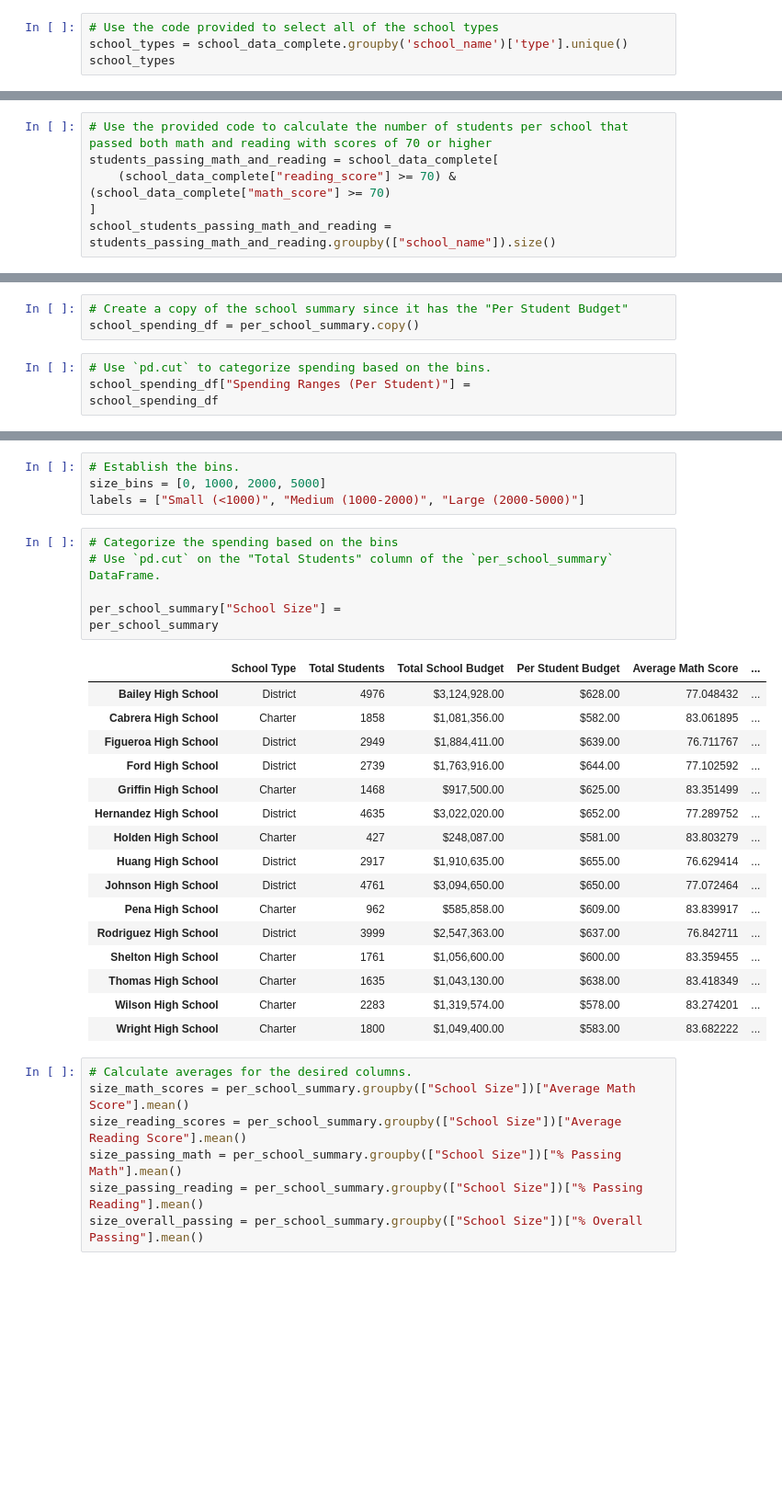
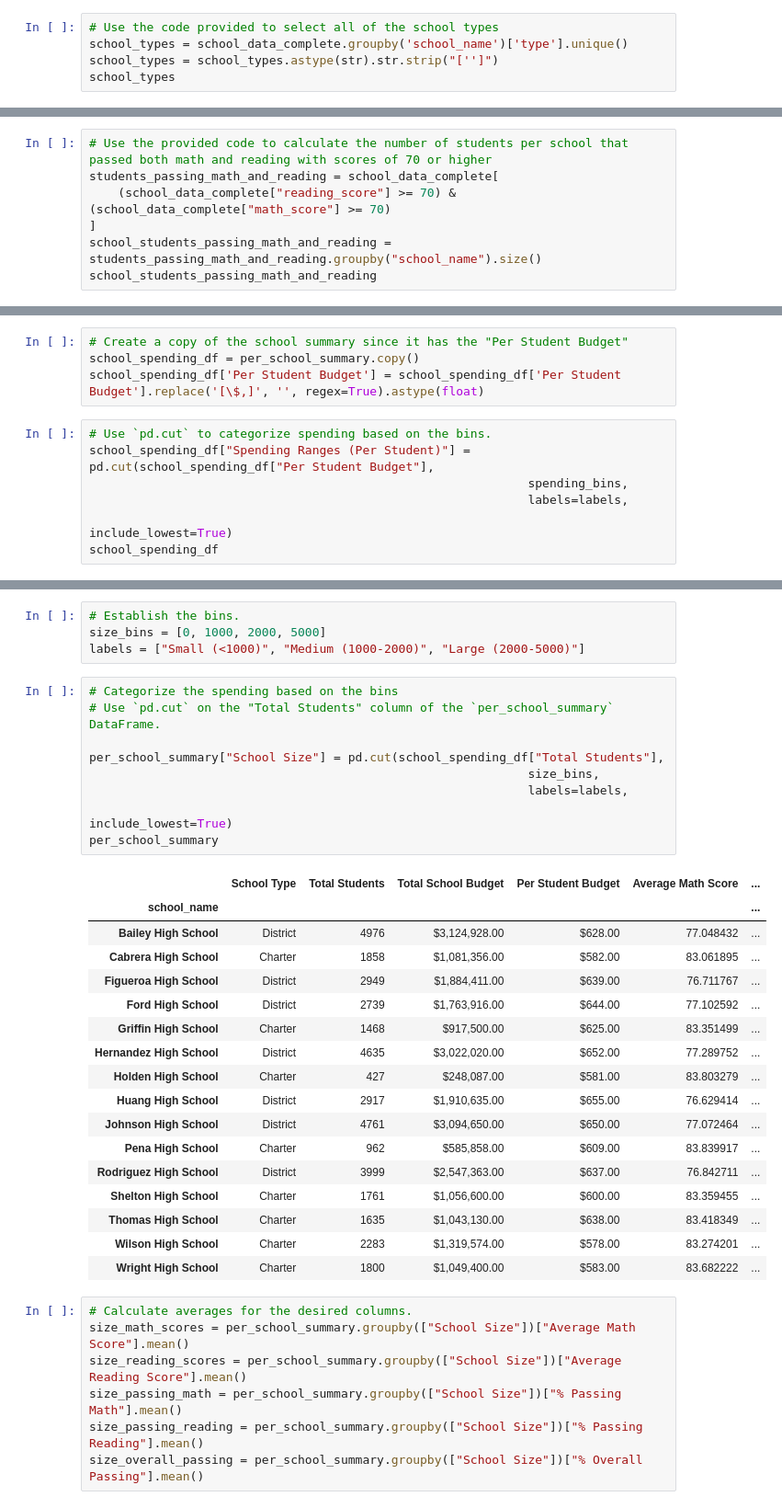
Before and after one commit to ejtagaca/pandas-challenge, a Jupyter notebook: Starter_Code/PyCitySchools/PyCitySchools_starter.ipynb, the cells around one changed output, grey strips where cells are left out. Shown: that part at 92% size. Saved outputs shown, nothing was run; the diff lists cells and outputs as text; blank space fills up the shorter version.

```diff
--- a/Starter_Code/PyCitySchools/PyCitySchools_starter.ipynb
+++ b/Starter_Code/PyCitySchools/PyCitySchools_starter.ipynb
@@ -125,6 +125,7 @@ school_data_complete
 # %%
 # Use the code provided to select all of the school types
 school_types = school_data_complete.groupby('school_name')['type'].unique()
+school_types = school_types.astype(str).str.strip("['']")
 school_types
 # %% [output]
 school_name
@@ -245,4 +246,5 @@ dtype: int64
 students_passing_math_and_reading = school_data_complete[
     (school_data_complete["reading_score"] >= 70) & (school_data_complete["math_score"] >= 70)
 ]
-school_students_passing_math_and_reading = students_passing_math_and_reading.groupby(["school_name"]).size()
+school_students_passing_math_and_reading = students_passing_math_and_reading.groupby("school_name").size()
+school_students_passing_math_and_reading
@@ -377,9 +438,13 @@ labels = ["<$585", "$585-630", "$630-645", "$645-680"]
 # %%
 # Create a copy of the school summary since it has the "Per Student Budget"
 school_spending_df = per_school_summary.copy()
+school_spending_df['Per Student Budget'] = school_spending_df['Per Student Budget'].replace('[\$,]', '', regex=True).astype(float)
 # %%
 # Use `pd.cut` to categorize spending based on the bins.
-school_spending_df["Spending Ranges (Per Student)"] =
+school_spending_df["Spending Ranges (Per Student)"] = pd.cut(school_spending_df["Per Student Budget"],
+                                                             spending_bins,
+                                                             labels=labels,
+                                                             include_lowest=True)
 school_spending_df
 # %% [output]
 |  | School Type | Total Students | Total School Budget | Per Student Budget | Average Math Score | ... |
@@ -427,11 +499,15 @@ labels = ["Small (<1000)", "Medium (1000-2000)", "Large (2000-5000)"]
 # %%
 # Categorize the spending based on the bins
 # Use `pd.cut` on the "Total Students" column of the `per_school_summary` DataFrame.
 
-per_school_summary["School Size"] =
+per_school_summary["School Size"] = pd.cut(school_spending_df["Total Students"],
+                                                             size_bins,
+                                                             labels=labels,
+                                                             include_lowest=True)
 per_school_summary
 # %% [output]
 |  | School Type | Total Students | Total School Budget | Per Student Budget | Average Math Score | ... |
+| school_name |  |  |  |  |  | ... |
 | Bailey High School | District | 4976 | $3,124,928.00 | $628.00 | 77.048432 | ... |
 | Cabrera High School | Charter | 1858 | $1,081,356.00 | $582.00 | 83.061895 | ... |
 | Figueroa High School | District | 2949 | $1,884,411.00 | $639.00 | 76.711767 | ... |
```
Also changed, not shown: parts of 13 cells of this notebook.
